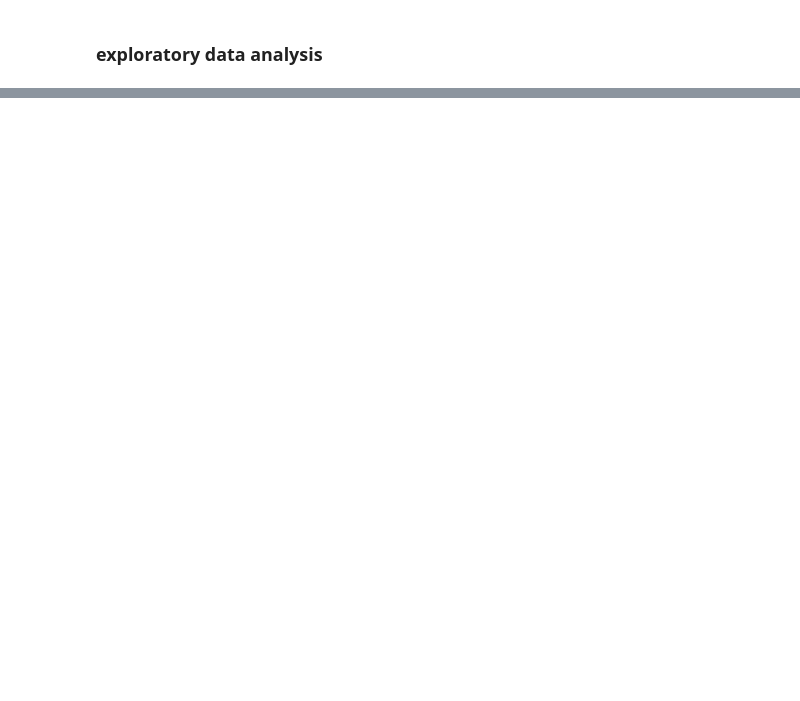
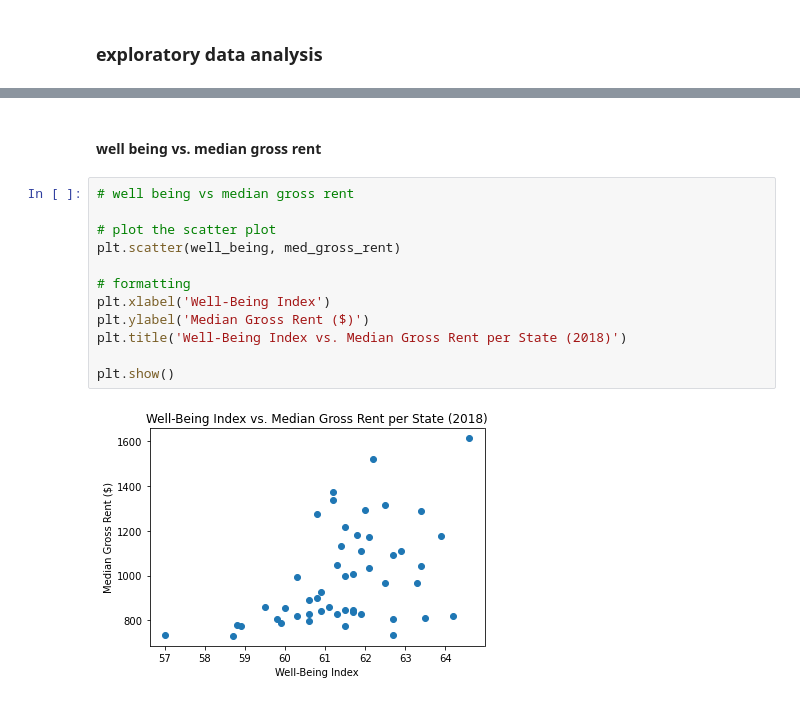
Before and after one commit to apfleegor/project-1-group-4, a Jupyter notebook: Code/Housing_analysis.ipynb, the cells around one changed output, grey strips where cells are left out. Cells and saved outputs as stored; diff of their text form; blank space fills up the shorter version.

```diff
--- a/Code/Housing_analysis.ipynb
+++ b/Code/Housing_analysis.ipynb
@@ -218,0 +302,16 @@ housing_happy_df.describe()
+# %% [markdown]
+#### well being vs. median gross rent
+# %%
+# well being vs median gross rent
+
+# plot the scatter plot
+plt.scatter(well_being, med_gross_rent)
+
+# formatting
+plt.xlabel('Well-Being Index')
+plt.ylabel('Median Gross Rent ($)')
+plt.title('Well-Being Index vs. Median Gross Rent per State (2018)')
+
+plt.show()
+# %% [output]
+[figure, added]
```
Also changed, not shown: parts of 16 cells of this notebook.
